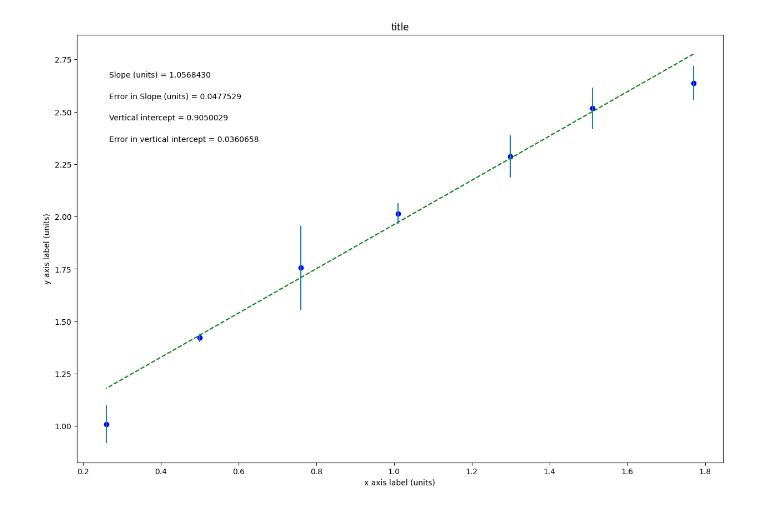
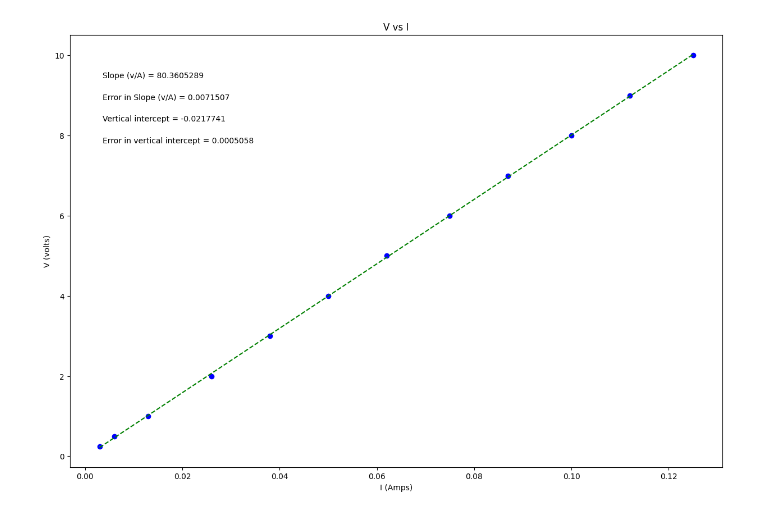
Before and after one commit to cotis9/whatever-you-want, a Jupyter notebook: PHSXlab_plotting_template.ipynb, the cells around one changed output. Cells and saved outputs as stored; diff of their text form; code cells hidden in the pictures.

```diff
--- a/PHSXlab_plotting_template.ipynb
+++ b/PHSXlab_plotting_template.ipynb
@@ -19,28 +19,28 @@ import matplotlib.pyplot as plt
 #variable names should start with a letter and must contain only letters, numbers, and underscores
 
 
-xvariable_changeme = np.array([1.770, 1.510, 1.299, 1.010, 0.760, 0.500, 0.260])
+xvariable_I = np.array([0.003, 0.006, 0.013, 0.026, 0.038, 0.05, 0.062, 0.075, 0.087, 0.1, 0.112, 0.125])
 
-yvariable_ = np.array([2.638, 2.517, 2.287, 2.014, 1.756, 1.421, 1.009])
+yvariable_V = np.array([0.25, 0.5, 1, 2, 3, 4, 5, 6, 7, 8, 9, 10])
 
-err_yvariable_changeme = np.array([0.08, 0.1, 0.1, 0.05, 0.2, 0.02, 0.09])
+err_yvariable_δV = np.array([0.001, 0.001, 0.001, 0.001, 0.001, 0.001, 0.001, 0.001, 0.001, 0.001, 0.001, 0.001])
 
 
 
 #Re-assign variables as x, y, dy so that the remaining plotting code may remain generic
 #UPDATE VARIABLE NAMES (ON RHS OF EACH EQUAL SIGN) TO MATCH VARIABLE NAMES FOR DATA ABOVE
 
-x = xvariable_changeme             #this should be the array you want to plot on the x axis
-y = yvariable_changeme             #this should be the array you want to plot on the y axis
-dy = err_yvariable_changeme        #this should be your error in y array
+x = xvariable_I             #this should be the array you want to plot on the x axis
+y = yvariable_V            #this should be the array you want to plot on the y axis
+dy = err_yvariable_δV        #this should be your error in y array
 
 
 #UPDATE EACH OF THESE 4 STRINGS FOR YOUR PLOT LABELS AS YOU WANT THEM TO APPEAR
 
-plot_title= 'title'
-x_label= 'x axis label (units)'
-y_label= 'y axis label (units)'
-slope_units= 'units'
+plot_title= 'V vs I'
+x_label= 'I (Amps)'
+y_label= 'V (volts)'
+slope_units= 'v/A'
 
 #UPDATE ANNOTATION PLACEMENT SO IT'S OUT OF WAY OF PLOTTED DATA AND BEST FIT LINE
 #integer from 1 to 4, top R corner is 1 (counter-clockwise from there)
@@ -92,31 +92,31 @@ elif annotation_placement==3 or annotation_placement==4:
 #Don't need to change anything in this section!
 
 #Plot data on graph. Plot error bars and place values for slope,
 #error in slope, and vertical intercept (plus error) on the plot using "annotate"
 
 plt.figure(figsize=(15,10))
 
 plt.plot(x, fit, color='green', linestyle='--')
 plt.scatter(x, y, color='blue', marker='o')
 
 plt.xlabel(x_label)
 plt.ylabel(y_label)
 plt.title(plot_title)
 
 plt.errorbar(x, y, yerr=dy, xerr=None, fmt="none") #don't need to plot x error bars
 
 plt.annotate('Slope ({}) = {value:.{digits}f}'.format(slope_units,value=m, digits=7),
              (xpos, ypos[0]), xycoords='axes fraction')
 
 plt.annotate('Error in Slope ({}) = {value:.{digits}f}'.format(slope_units,value=dm, digits=7),
              (xpos, ypos[1]), xycoords='axes fraction')
 
 plt.annotate('Vertical intercept = {value:.{digits}f}'.format(value=b, digits=7),
              (xpos, ypos[2]), xycoords='axes fraction')
 
 plt.annotate('Error in vertical intercept = {value:.{digits}f}'.format(value=db, digits=7),
              (xpos, ypos[3]), xycoords='axes fraction')
 
 plt.show()
 # %% [output]
-[figure, old version]
+[figure, new version]
```
